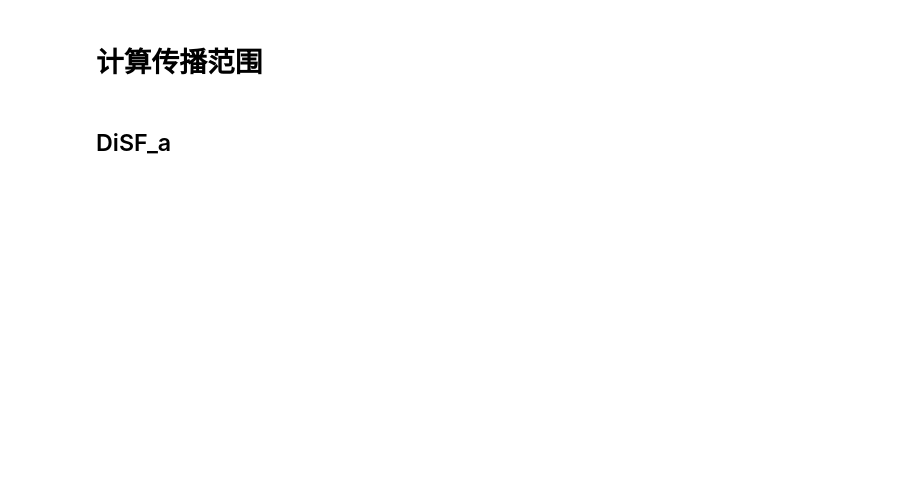
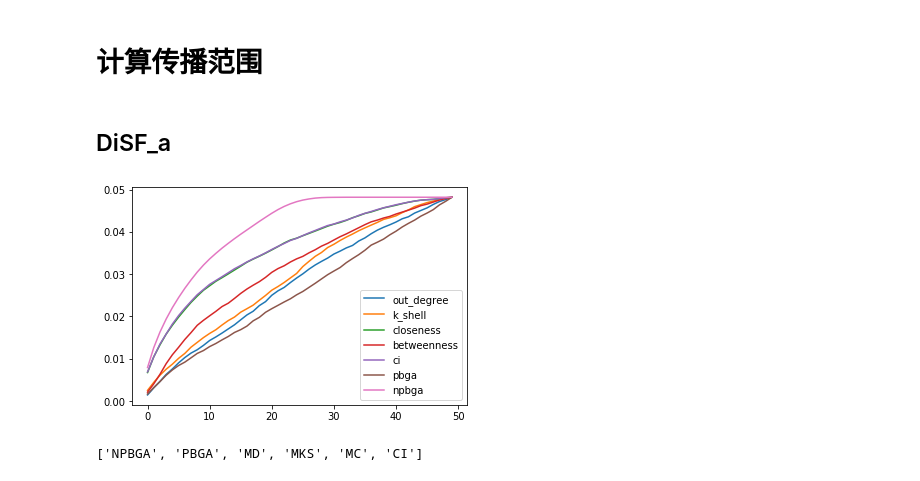
Before and after one commit to zuopx/ComplexNetwork, a Jupyter notebook: ipynb/cal_ss.ipynb, the cells around one changed output. Saved outputs shown, nothing was run; the diff lists cells and outputs as text; code cells hidden in the pictures; blank space fills up the shorter version.

```diff
--- a/ipynb/cal_ss.ipynb
+++ b/ipynb/cal_ss.ipynb
@@ -29,0 +21,55 @@ criterions = ['out_degree', 'k_shell', 'closeness', 'betweenness', 'ci']
+# %%
+# g_name, beta, mean= 'DiSF_a', 0.0400, 4
+g_name, beta, mean= 'DiSF_b', 0.0100, 20
+
+
+base_path = os.path.join(DB, g_name)
+seed_base_path = os.path.join(base_path, 'seed')
+ss_base_path = os.path.join(base_path, 'ss')
+gin_mat_path = os.path.join(os.path.join(base_path, 'gin_mat'), f'n{beta:.4f}.npz')
+gout_sz_path = os.path.join(base_path, 'gout_sz.json')
+
+criterions = ['out_degree', 'k_shell', 'closeness', 'betweenness', 'ci']
+
+gin_mat = sparse.load_npz(gin_mat_path).toarray()
+gout_szs = data_format.load_json(gout_sz_path)
+gout_sz = gout_szs[f'{beta:.4f}']
+
+y = {}
+for c in criterions:
+    seed_name = str(mean) + ' ' + c
+    seed_path = os.path.join(seed_base_path, seed_name + '.json')
+    ss_path = os.path.join(ss_base_path, seed_name + f' {beta:.4f}.json')
+    seed_set = data_format.load_json(seed_path)
+
+    sss = []
+    for seeds in seed_set:
+        ss = spread.spread_size(seeds, gin_mat, gout_sz)
+        sss.append(ss)
+
+    y[c] = list(np.array(sss).mean(axis=0) / gout_sz)
+
+seed_pbga = data_format.load_json(f'db\\{g_name}\\seed\\{mean} pbga {beta:.4f}.json')
+seed_npbga = data_format.load_json(f'db\\{g_name}\\seed\\{mean} npbga {beta:.4f}.json')
+
+sss_pbga, sss_npbga = [], []
+for i in range(len(seed_pbga)):
+    sss_pbga.append(spread.spread_size(seed_pbga[i], gin_mat, gout_sz))
+    sss_npbga.append(spread.spread_size(seed_npbga[i], gin_mat, gout_sz))
+y['pbga'] = list(np.array(sss_pbga).mean(axis=0) / gout_sz)
+y['npbga'] = list(np.array(sss_npbga).mean(axis=0) / gout_sz)
+
+x = list(range(50))
+
+fig, ax = plt.subplots()
+for k in y.keys():
+    ax.plot(x, y[k], label=k)
+ax.legend()
+
+y['x'] = x
+y['beta'] = beta
+y['mean'] = mean
+y['g_name'] = g_name
+data_format.save_json(f'db\\{g_name}\\img\\main.json', y)
+# %% [output]
+[figure, added]
@@ -29,0 +92,4 @@ criterions = ['out_degree', 'k_shell', 'closeness', 'betweenness', 'ci']
+# %%
+labels
+# %% [output]
+['NPBGA', 'PBGA', 'MD', 'MKS', 'MC', 'CI']
```
Also changed, not shown: parts of 15 cells of this notebook, 16 other files.
